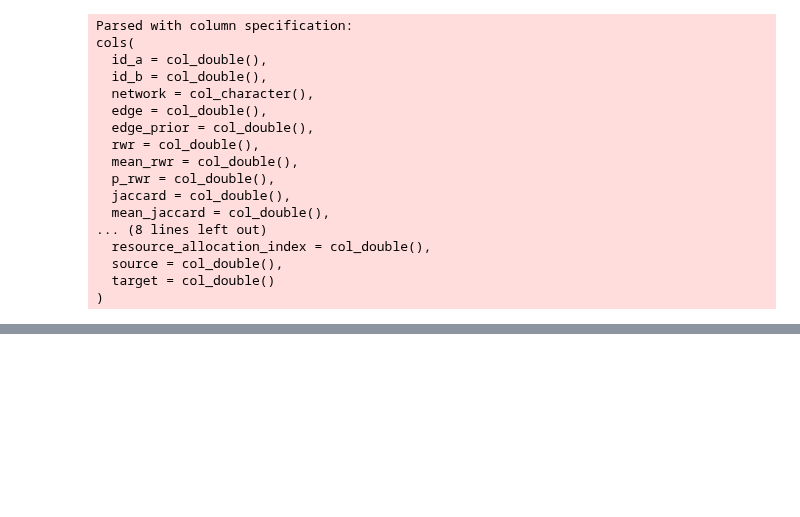
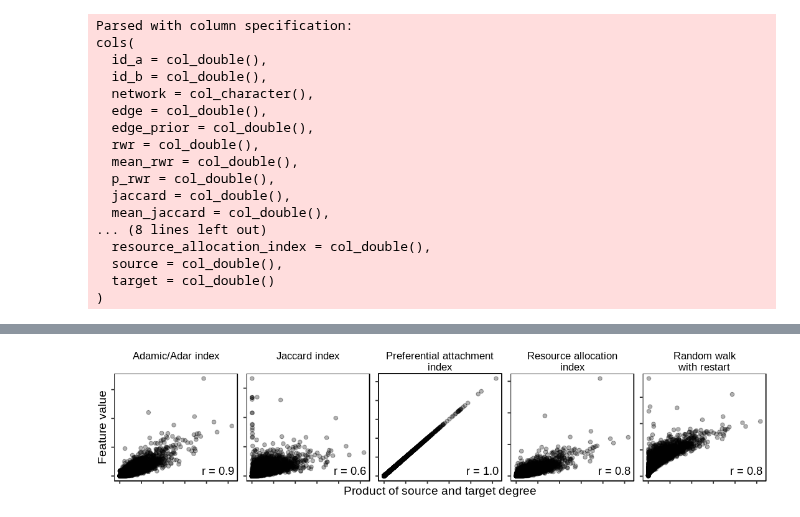
Before and after one commit to greenelab/xswap-analysis, a Jupyter notebook: nb/3.fig1.degree_dist/2.plot_degree_dist.ipynb, the cells around one changed output, grey strips where cells are left out. Saved outputs shown, nothing was run; the diff lists cells and outputs as text; code cells hidden in the pictures; blank space fills up the shorter version.

```diff
--- a/nb/3.fig1.degree_dist/2.plot_degree_dist.ipynb
+++ b/nb/3.fig1.degree_dist/2.plot_degree_dist.ipynb
@@ -352,7 +339,7 @@ feature_degree_df <- full_features %>%
     left_join(degrees_df, by = c("id_b" = "id")) %>%
     mutate(degree_product = degree.x * degree.y) %>%
     filter(edge == 0 & id_a != id_b) %>%
-    sample_n(1000) %>%
+    sample_n(10000) %>%
     gather('feature', 'value', rwr, jaccard, adamic_adar_index, preferential_attachment,
            resource_allocation_index) %>%
 
@@ -432,0 +417,8 @@ Warning message:
+# %%
+options(repr.plot.width=9, repr.plot.height=2)
+
+ggsave('../../img/feature_degree.png', feature_degree, width = 9, height = 2, dpi = 400)
+
+feature_degree
+# %% [output]
+[figure, added]
```
Also changed, not shown: parts of 8 cells of this notebook, 4 other files.
